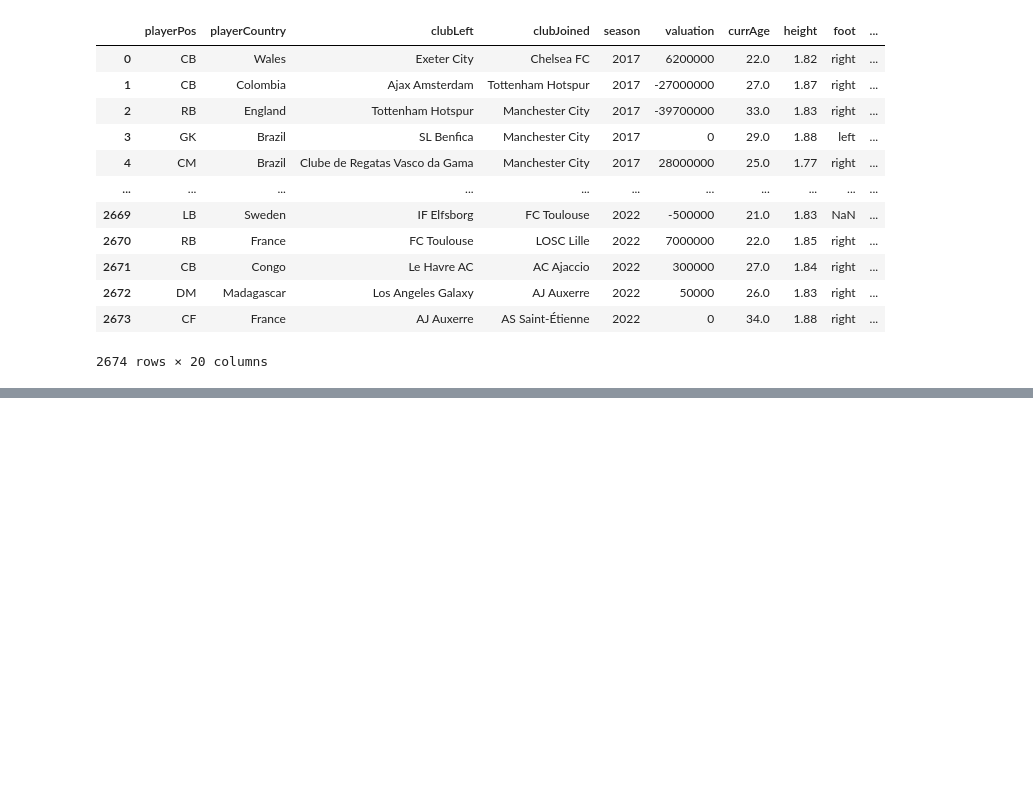
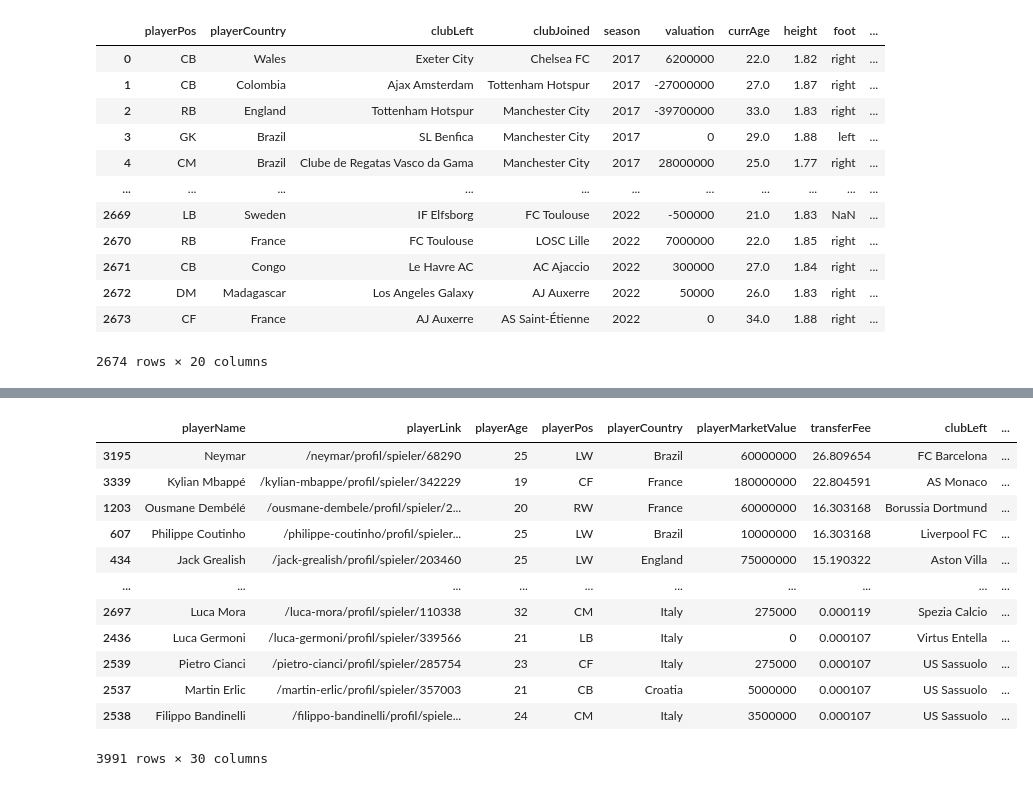
Before and after one commit to gabrielmmf/previsao-de-valores-de-mercado, a Jupyter notebook: Data Processing.ipynb, the cells around one changed output, grey strips where cells are left out. Saved outputs shown, nothing was run; the diff lists cells and outputs as text; code cells hidden in the pictures; blank space fills up the shorter version.

Commit message:
Data processing of height, nationality, transferfee, foot and age

```diff
--- a/Data Processing.ipynb
+++ b/Data Processing.ipynb
@@ -75,0 +92,38 @@ Index(['playerName', 'playerLink', 'playerAge', 'playerPos', 'playerCountry',
+# %%
+import pycountry_convert as pc
+
+def get_continent(country_name):
+    try:
+        country_alpha2 = pc.country_name_to_country_alpha2(country_name)
+        continent_code = pc.country_alpha2_to_continent_code(country_alpha2)
+        continent_name = pc.convert_continent_code_to_continent_name(continent_code)
+        return continent_name
+    # adding manual continents for some countries
+    except KeyError:
+        if country_name in ['Wales', 'England', 'Scotland', 'Bosnia-Herzegovina', 'Northern Ireland', 'Kosovo']:
+            return 'Europe'
+        elif country_name in ["Cote d'Ivoire" ,'The Gambia', 'Curacao', 'DR Congo' ]:
+            return 'Africa'
+        elif country_name in ['Korea, South', 'Korea, North']:
+            return 'Asia'
+        elif country_name in ['Neukaledonien']:
+            return 'Oceania'
+        else:
+            return None
+
+
+detailed_transfers['continent'] = detailed_transfers['playerCountry'].apply(get_continent)
+detailed_transfers['european'] = 0
+detailed_transfers['asian'] = 0
+detailed_transfers['southAmerican'] = 0
+detailed_transfers['african'] = 0
+detailed_transfers['northAmerican'] = 0
+detailed_transfers['oceanian'] = 0
+
+detailed_transfers.loc[detailed_transfers['continent'] == 'Europe', 'european'] = 1
+detailed_transfers.loc[detailed_transfers['continent'] == 'Asia', 'asian'] = 1
+detailed_transfers.loc[detailed_transfers['continent'] == 'South America', 'southAmerican'] = 1
+detailed_transfers.loc[detailed_transfers['continent'] == 'North America', 'northAmerican'] = 1
+detailed_transfers.loc[detailed_transfers['continent'] == 'Oceania', 'oceanian'] = 1
+
+detailed_transfers
@@ -75,0 +144,21 @@ Index(['playerName', 'playerLink', 'playerAge', 'playerPos', 'playerCountry',
+# %%
+for season in detailed_transfers['season'].unique():
+    mean = detailed_transfers.loc[detailed_transfers['season'] == season, 'transferFee'].mean()
+    detailed_transfers.loc[detailed_transfers['season'] == season, 'transferFee'] /= mean
+
+sorted_df = detailed_transfers.sort_values('transferFee', ascending=False)
+sorted_df
+# %% [output]
+|  | playerName | playerLink | playerAge | playerPos | playerCountry | playerMarketValue | transferFee | clubLeft | ... |
+| 3195 | Neymar | /neymar/profil/spieler/68290 | 25 | LW | Brazil | 60000000 | 26.809654 | FC Barcelona | ... |
+| 3339 | Kylian Mbappé | /kylian-mbappe/profil/spieler/342229 | 19 | CF | France | 180000000 | 22.804591 | AS Monaco | ... |
+| 1203 | Ousmane Dembélé | /ousmane-dembele/profil/spieler/2... | 20 | RW | France | 60000000 | 16.303168 | Borussia Dortmund | ... |
+| 607 | Philippe Coutinho | /philippe-coutinho/profil/spieler... | 25 | LW | Brazil | 10000000 | 16.303168 | Liverpool FC | ... |
+| 434 | Jack Grealish | /jack-grealish/profil/spieler/203460 | 25 | LW | England | 75000000 | 15.190322 | Aston Villa | ... |
+| ... | ... | ... | ... | ... | ... | ... | ... | ... | ... |
+| 2697 | Luca Mora | /luca-mora/profil/spieler/110338 | 32 | CM | Italy | 275000 | 0.000119 | Spezia Calcio | ... |
+| 2436 | Luca Germoni | /luca-germoni/profil/spieler/339566 | 21 | LB | Italy | 0 | 0.000107 | Virtus Entella | ... |
+| 2539 | Pietro Cianci | /pietro-cianci/profil/spieler/285754 | 23 | CF | Italy | 275000 | 0.000107 | US Sassuolo | ... |
+| 2537 | Martin Erlic | /martin-erlic/profil/spieler/357003 | 21 | CB | Croatia | 5000000 | 0.000107 | US Sassuolo | ... |
+| 2538 | Filippo Bandinelli | /filippo-bandinelli/profil/spiele... | 24 | CM | Italy | 3500000 | 0.000107 | US Sassuolo | ... |
+3991 rows × 30 columns
```
Also changed, not shown: parts of 8 cells of this notebook.
